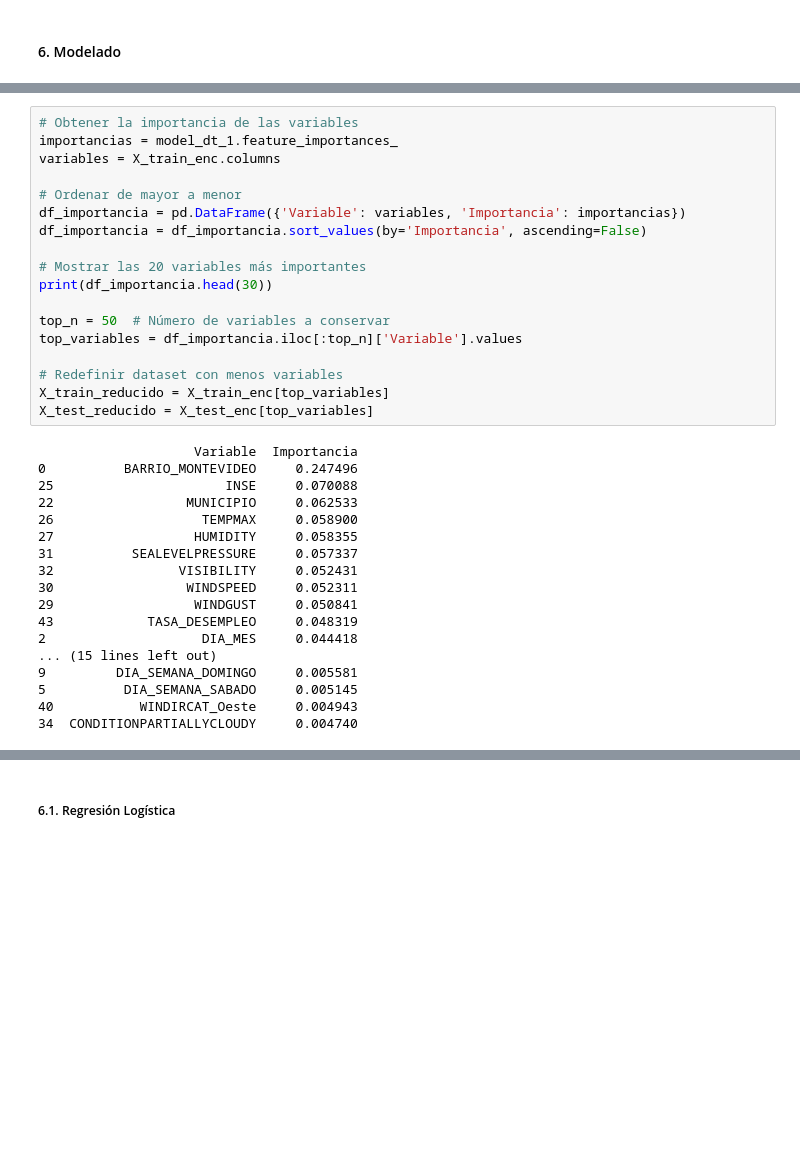
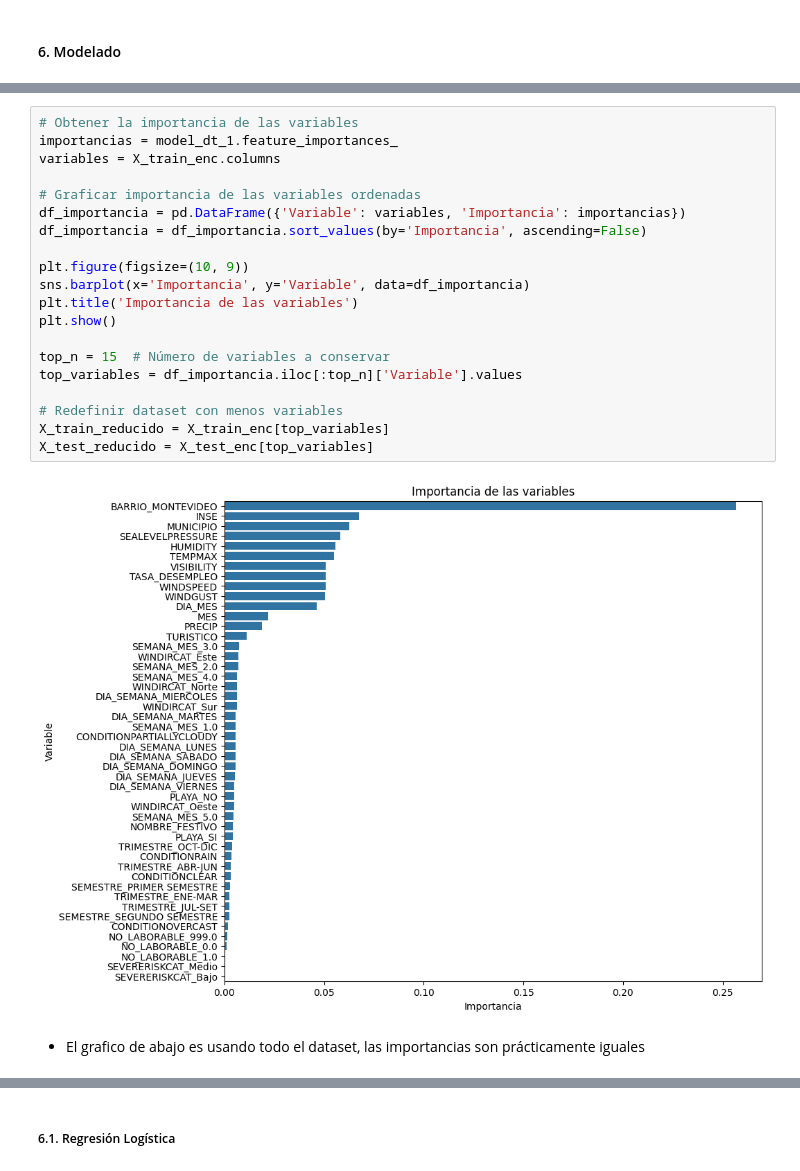
Before and after one commit to marcemir/CrimenesMontevideo, a Jupyter notebook: Notebooks/Modeling/FeatureEngModelMarcelo.ipynb, the cells around one changed output, grey strips where cells are left out. Cells and saved outputs as stored; diff of their text form; blank space fills up the shorter version.

```diff
--- a/Notebooks/Modeling/FeatureEngModelMarcelo.ipynb
+++ b/Notebooks/Modeling/FeatureEngModelMarcelo.ipynb
@@ -456,36 +473,24 @@ DecisionTreeClassifier F1-score (Test): 0.372
 # %%
 # Obtener la importancia de las variables
 importancias = model_dt_1.feature_importances_
 variables = X_train_enc.columns
 
-# Ordenar de mayor a menor
+# Graficar importancia de las variables ordenadas
 df_importancia = pd.DataFrame({'Variable': variables, 'Importancia': importancias})
 df_importancia = df_importancia.sort_values(by='Importancia', ascending=False)
 
-# Mostrar las 20 variables más importantes
-print(df_importancia.head(30))
+plt.figure(figsize=(10, 9))
+sns.barplot(x='Importancia', y='Variable', data=df_importancia)
+plt.title('Importancia de las variables')
+plt.show()
 
-top_n = 50  # Número de variables a conservar
+top_n = 15  # Número de variables a conservar
 top_variables = df_importancia.iloc[:top_n]['Variable'].values
 
 # Redefinir dataset con menos variables
 X_train_reducido = X_train_enc[top_variables]
 X_test_reducido = X_test_enc[top_variables]
 # %% [output]
-                    Variable  Importancia
-0          BARRIO_MONTEVIDEO     0.247496
-25                      INSE     0.070088
-22                 MUNICIPIO     0.062533
-26                   TEMPMAX     0.058900
-27                  HUMIDITY     0.058355
-31          SEALEVELPRESSURE     0.057337
-32                VISIBILITY     0.052431
-30                 WINDSPEED     0.052311
-29                  WINDGUST     0.050841
-43            TASA_DESEMPLEO     0.048319
-2                    DIA_MES     0.044418
-... (15 lines left out)
-9         DIA_SEMANA_DOMINGO     0.005581
-5          DIA_SEMANA_SABADO     0.005145
-40           WINDIRCAT_Oeste     0.004943
-34  CONDITIONPARTIALLYCLOUDY     0.004740
+[figure, added]
+# %% [markdown]
+- El grafico de abajo es usando todo el dataset, las importancias son prácticamente iguales
```
Also changed, not shown: parts of 69 cells of this notebook, 2 other files.
